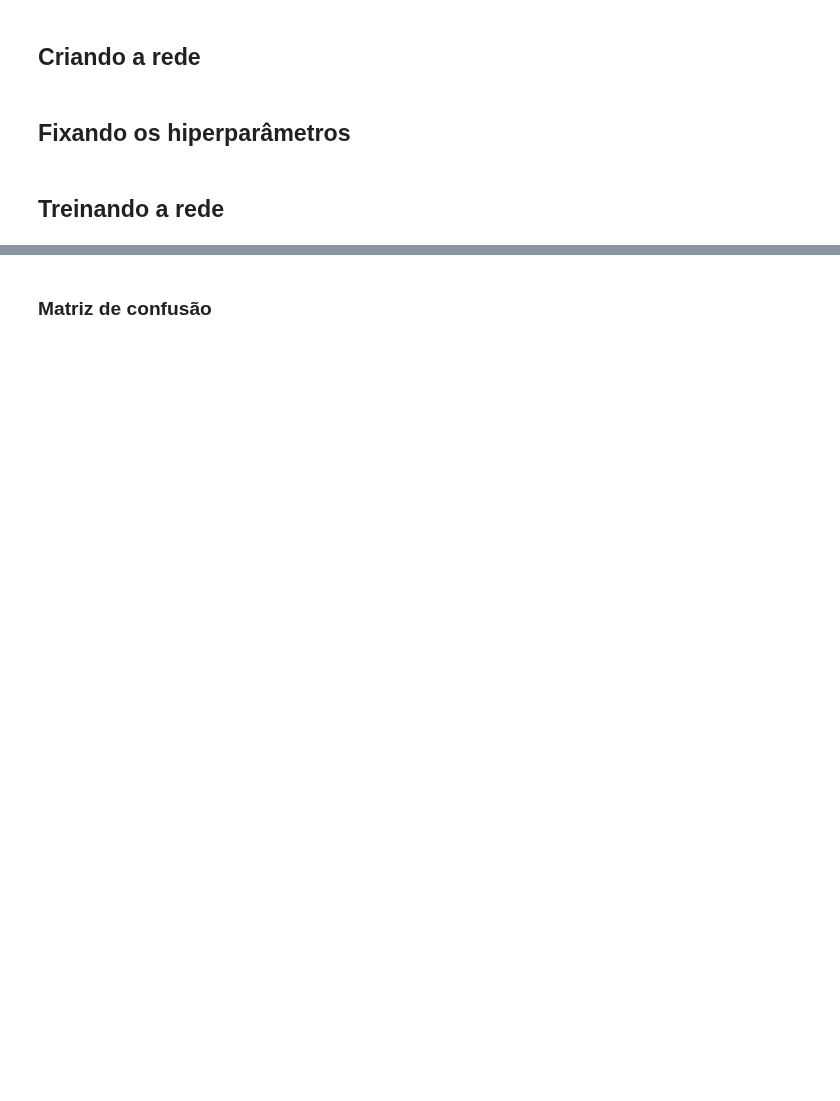
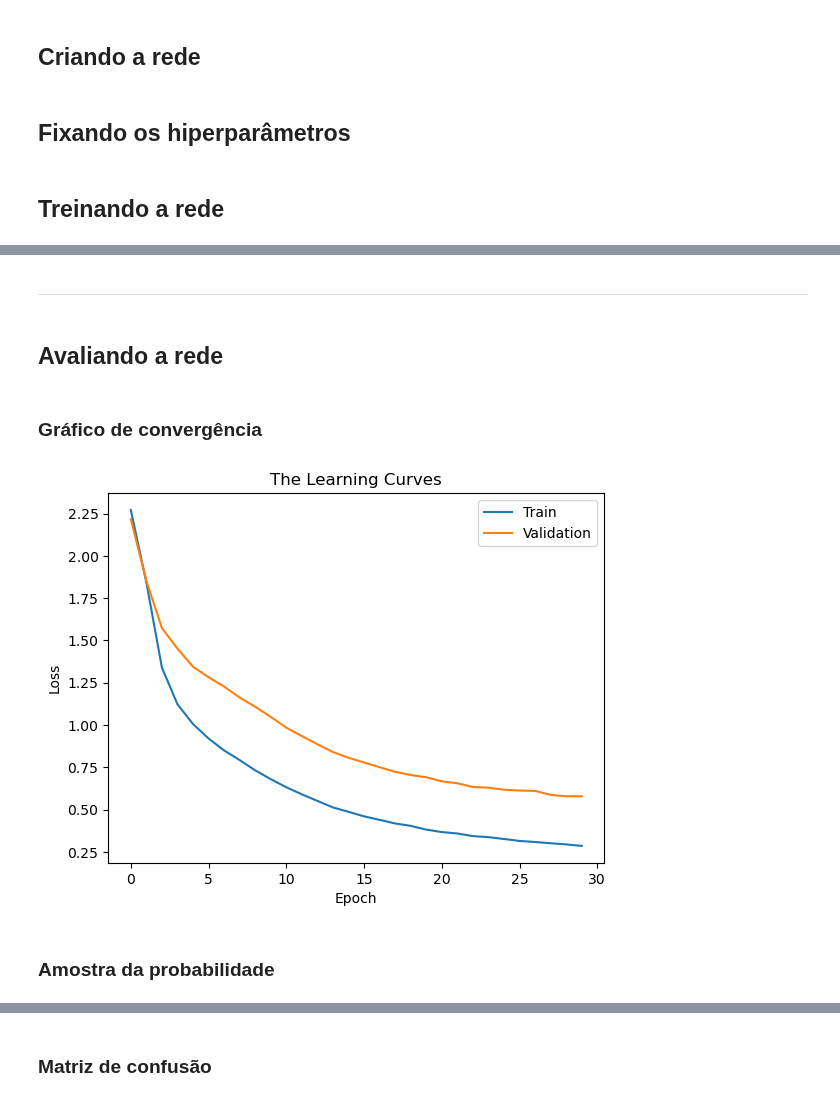
Before and after one commit to gus-phys/Kuzushiji-MNIST-MLP-NN, a Jupyter notebook: KMNIST-classificacao.ipynb, the cells around one changed output, grey strips where cells are left out. Cells and saved outputs as stored; diff of their text form; code cells hidden in the pictures; blank space fills up the shorter version.

```diff
--- a/KMNIST-classificacao.ipynb
+++ b/KMNIST-classificacao.ipynb
@@ -81,2 +65,24 @@ class Classifier(nn.Module):
+# %%
+class ClassifierDropout(nn.Module):
+    def __init__(self):
+        super().__init__()
+
+        self.fc1 = nn.Linear(784,256)
+        self.fc2 = nn.Linear(256,128)
+        self.fc3 = nn.Linear(128,64)
+        self.fc4 = nn.Linear(64,10)
+
+        self.dropout = nn.Dropout(p=0.2)
+
+    def forward(self,x):
+        x = x.view(x.shape[0],-1)
+
+        x = self.dropout(F.relu(self.fc1(x)))
+        x = self.dropout(F.relu(self.fc2(x)))
+        x = self.dropout(F.relu(self.fc3(x)))
+
+        x = F.log_softmax(self.fc4(x), dim=1)
+
+        return x
 # %% [markdown]
 ## Fixando os hiperparâmetros
@@ -94,2 +89,13 @@ epochs = 30
+# %%
+model = ClassifierDropout()
+
+# Learning rate
+learning_rate = 0.01
+# Optimizer
+optimizer = torch.optim.SGD(model.parameters(), lr=learning_rate)
+# Criterion
+criterion = torch.nn.CrossEntropyLoss()
+# Epoch
+epochs = 30
 # %% [markdown]
 ## Treinando a rede
@@ -155,3 +160,23 @@ Epoch: 30/30..  Training Loss: 0.054..  Test Loss: 0.674..  Test Accuracy: 0.894
+# %% [markdown]
+---
+# %% [markdown]
+## Avaliando a rede
+# %% [markdown]
+### Gráfico de convergência
+# %%
+plt.plot(train_losses, label='Train')
+plt.plot(test_losses, label='Validation')
+plt.legend()
+
+plt.title('The Learning Curves')
+plt.xlabel('Epoch')
+plt.ylabel('Loss')
+
+plt.show()
+# %% [output]
+[figure, added]
+# %% [markdown]
+### Amostra da probabilidade
 # %%
 %matplotlib inline
 import helper
```
Also changed, not shown: parts of 37 cells of this notebook.
